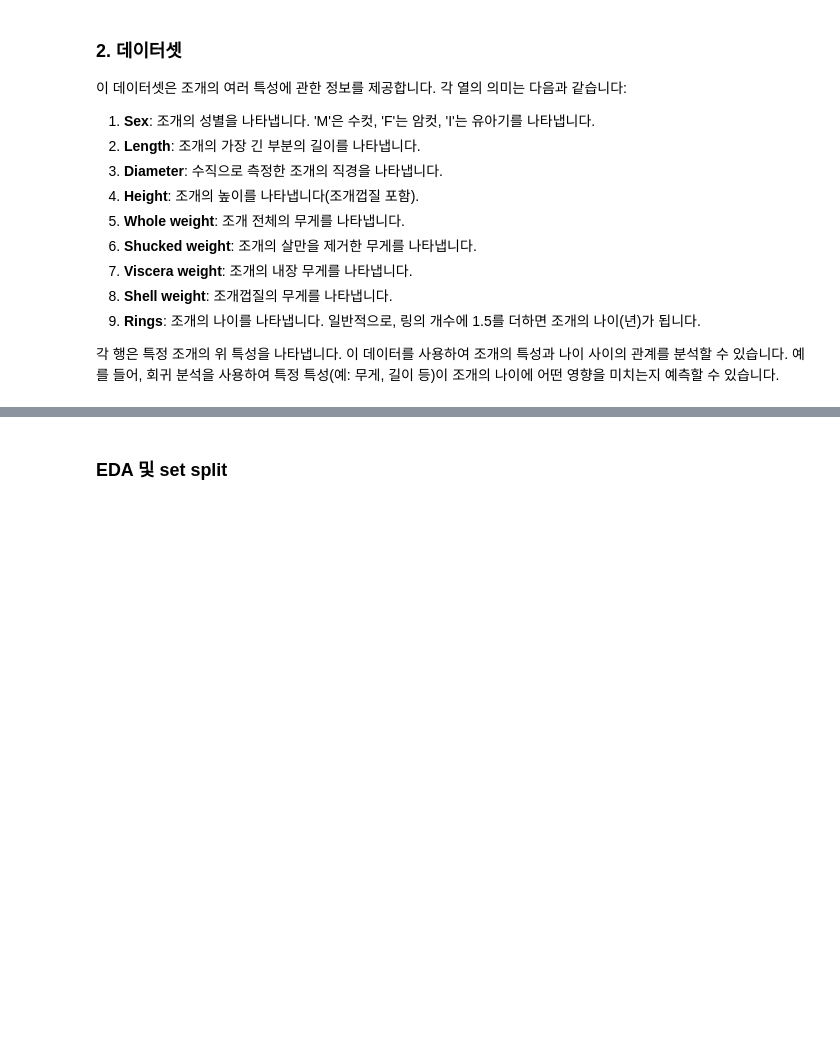
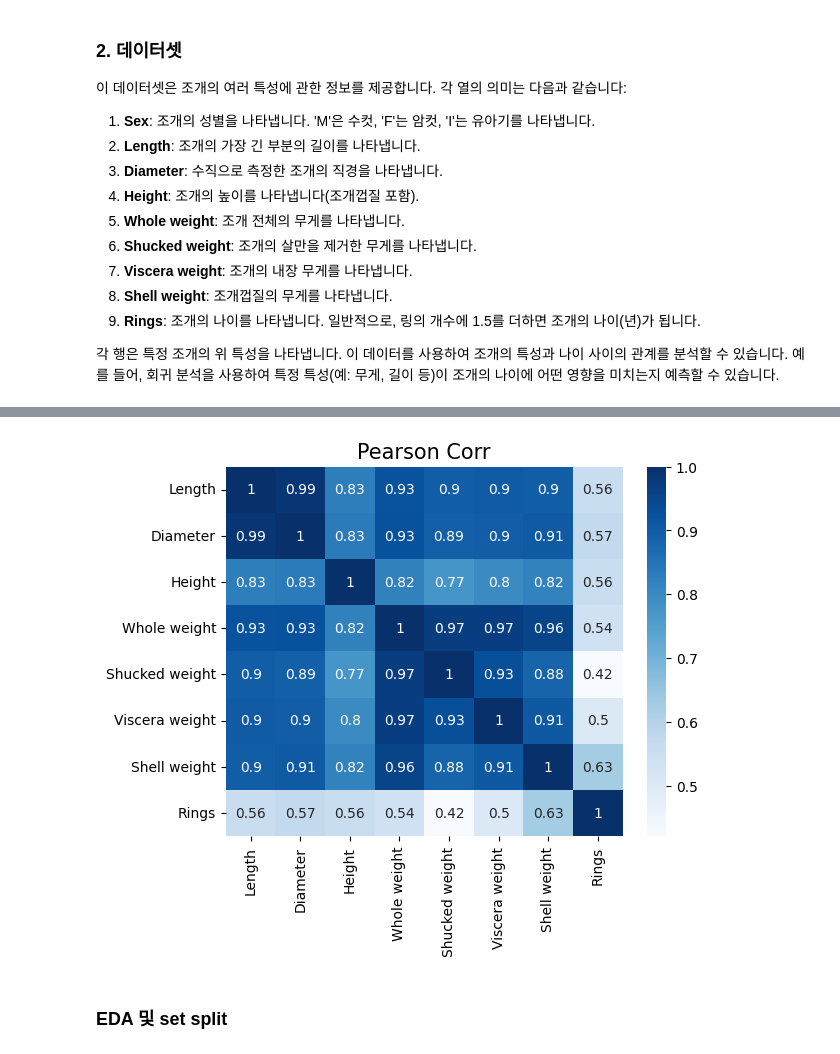
Before and after one commit to KHP95/AIB_TP1, a Jupyter notebook: regression_1.ipynb, the cells around one changed output, grey strips where cells are left out. Drawn from its saved outputs; the diff is of its cells as text; code cells hidden in the pictures; blank space fills up the shorter version.

Commit message:
나연님 EDA 한 부분 합치고, Shucked weight 값 EDA 해봤으나 별로였음.

```diff
--- a/regression_1.ipynb
+++ b/regression_1.ipynb
@@ -37,2 +53,15 @@ data_reg = pd.read_csv('./csv/Regression_data.csv')
+# %%
+# column3 (Height) 아웃라이어 : 1.130, 0.515
+data_reg.Height.sort_values(ascending=False)[:5]
+
+# 상관계수 확인
+sns.heatmap(data_reg.iloc[:,1:].corr().abs(), annot=True, cmap='Blues')
+plt.title('Pearson Corr', fontsize=15)
+plt.show()
+
+# 전반적으로 컬럼들의 상관계수가 높다.
+# (Length, Diameter) (Whole wieght, Shucked weight)가 상관계수 높음
+# %% [output]
+[figure, added]
 # %% [markdown]
 ### EDA 및 set split
```
Also changed, not shown: parts of 14 cells of this notebook.
